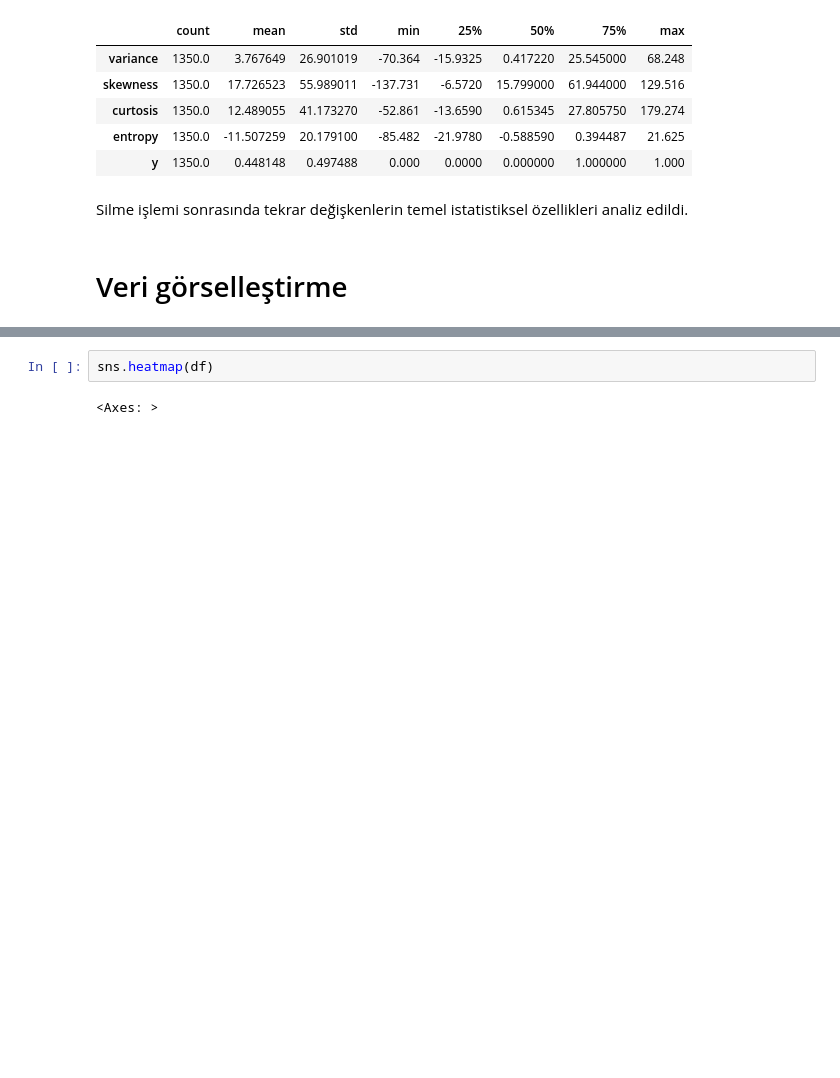
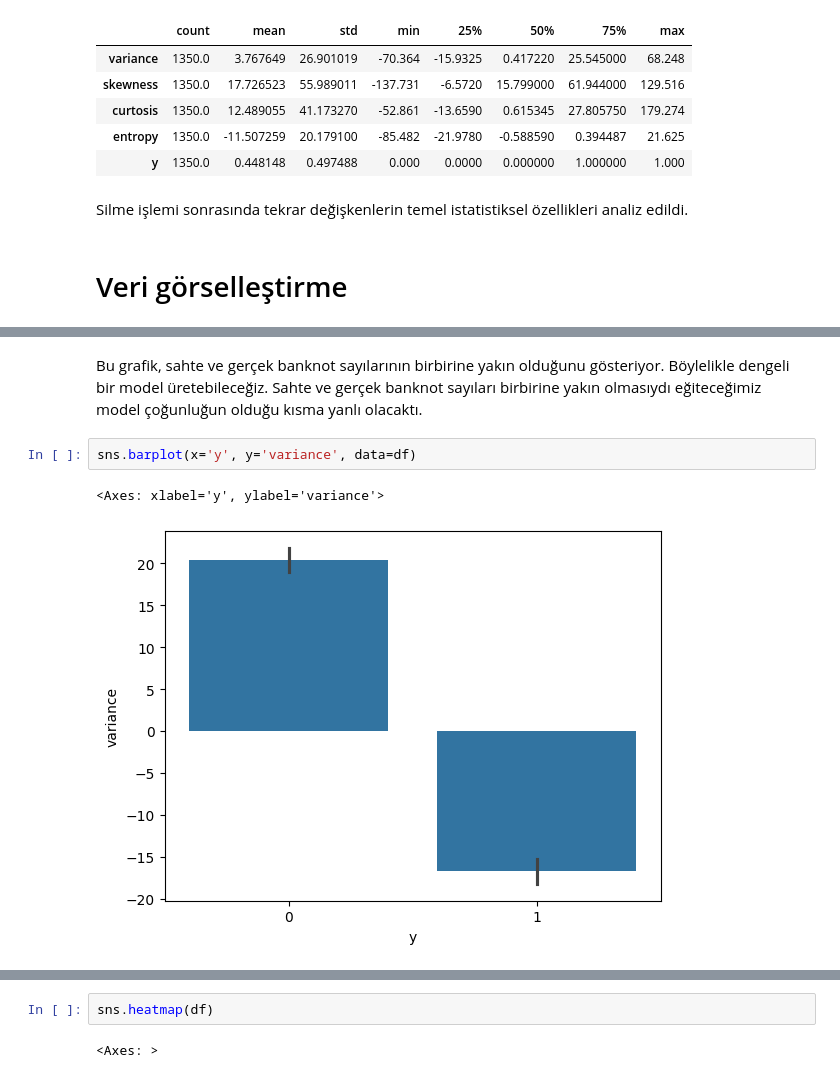
Before and after one commit to mfasahin/banknot_authentication, a Jupyter notebook: data_banknote.ipynb, the cells around one changed output, grey strips where cells are left out. Cells and saved outputs as stored; diff of their text form; blank space fills up the shorter version.

```diff
--- a/data_banknote.ipynb
+++ b/data_banknote.ipynb
@@ -227,0 +149,7 @@ not: bu şekilde ayrık kümelenmelerin sebeplerini de görmüş oluruz
+# %% [markdown]
+Bu grafik, sahte ve gerçek banknot sayılarının birbirine yakın olduğunu gösteriyor. Böylelikle dengeli bir model üretebileceğiz. Sahte ve gerçek banknot sayıları birbirine yakın olmasıydı eğiteceğimiz model çoğunluğun olduğu kısma yanlı olacaktı.
+# %%
+sns.barplot(x='y', y='variance', data=df)
+# %% [output]
+<Axes: xlabel='y', ylabel='variance'>
+[figure, added]
```
Also changed, not shown: parts of 39 cells of this notebook.
